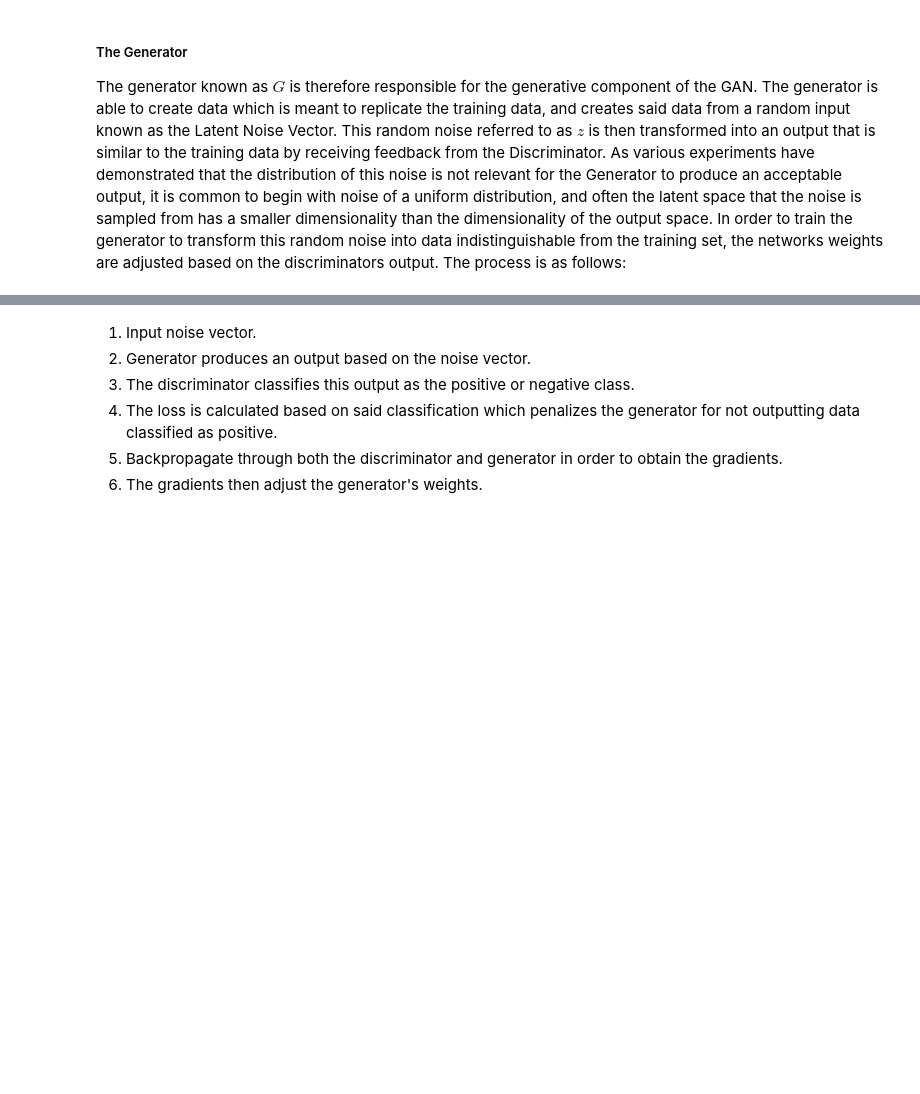
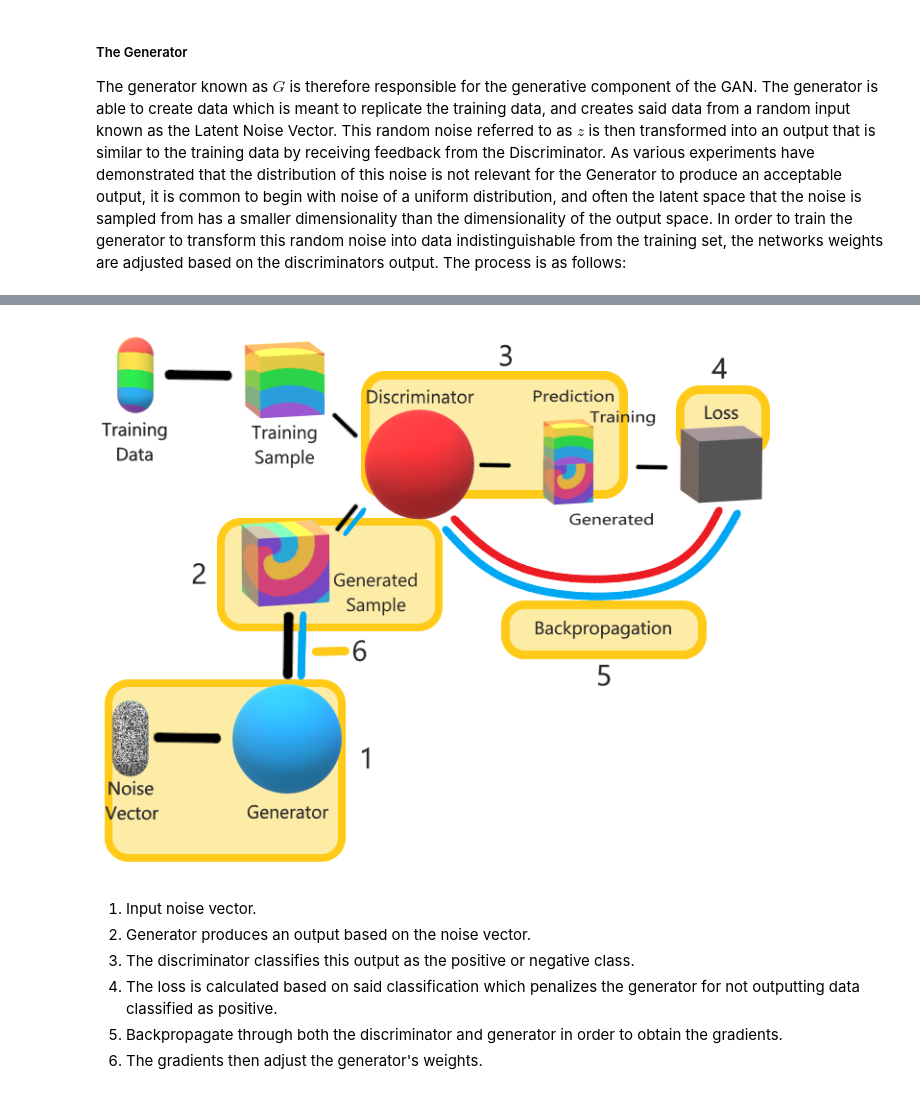
Before and after one commit to MoJoMoon/Deep-Learning-for-Diversity-Inclusion-in-Media, a Jupyter notebook: 2. Generating Faces with a DCGAN.ipynb, the cells around one changed output, grey strips where cells are left out. Saved outputs shown, nothing was run; the diff lists cells and outputs as text; code cells hidden in the pictures; blank space fills up the shorter version.

```diff
--- a/2. Generating Faces with a DCGAN.ipynb
+++ b/2. Generating Faces with a DCGAN.ipynb
@@ -39,3 +44,8 @@ The generator known as $G$ is therefore responsible for the generative component
+# %%
+# View image
+Image(filename='imgs/notebook_images/generator.png')
+# %% [output]
+[figure, added]
 # %% [markdown]
 1. Input noise vector.
 2. Generator produces an output based on the noise vector.
```
Also changed, not shown: parts of 6 cells of this notebook.
